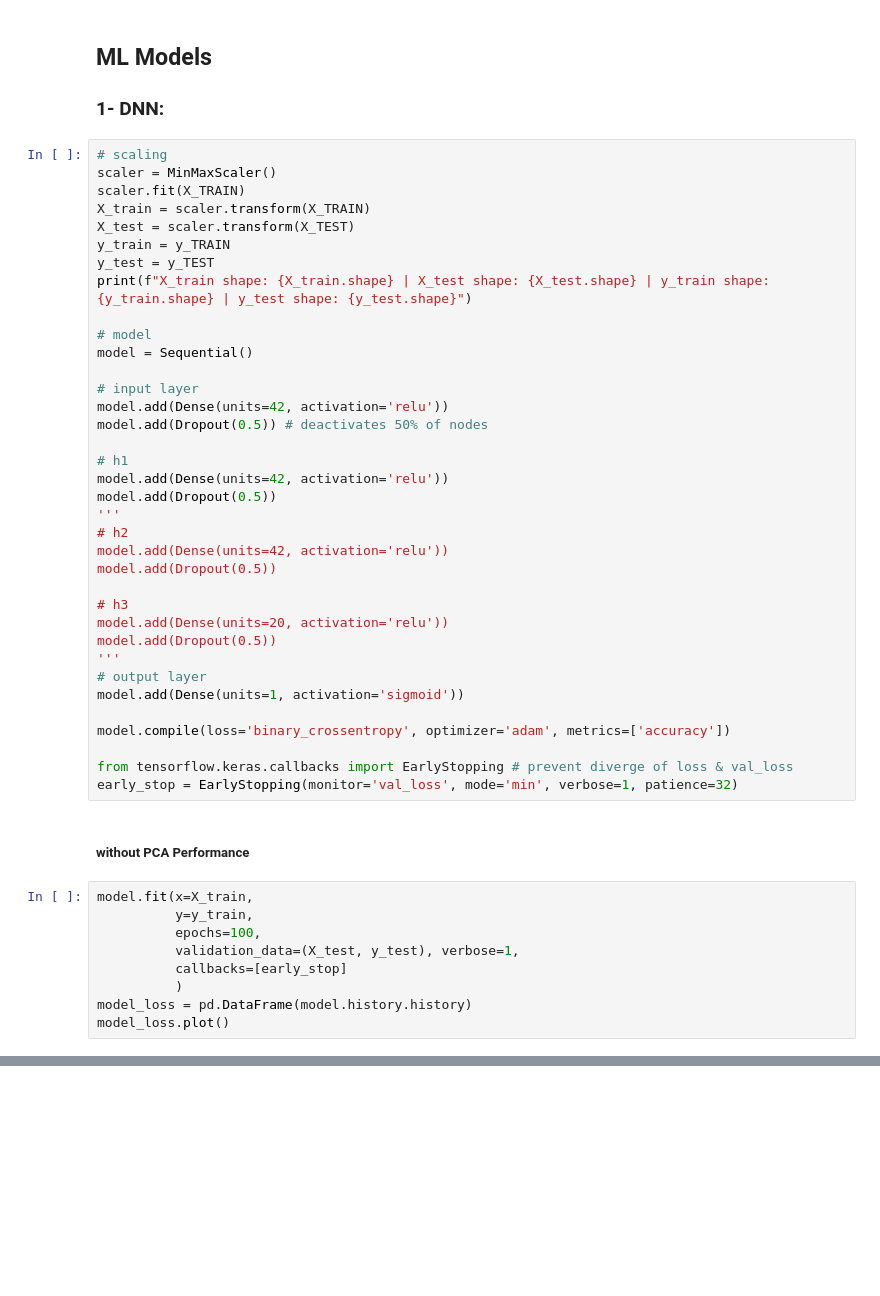
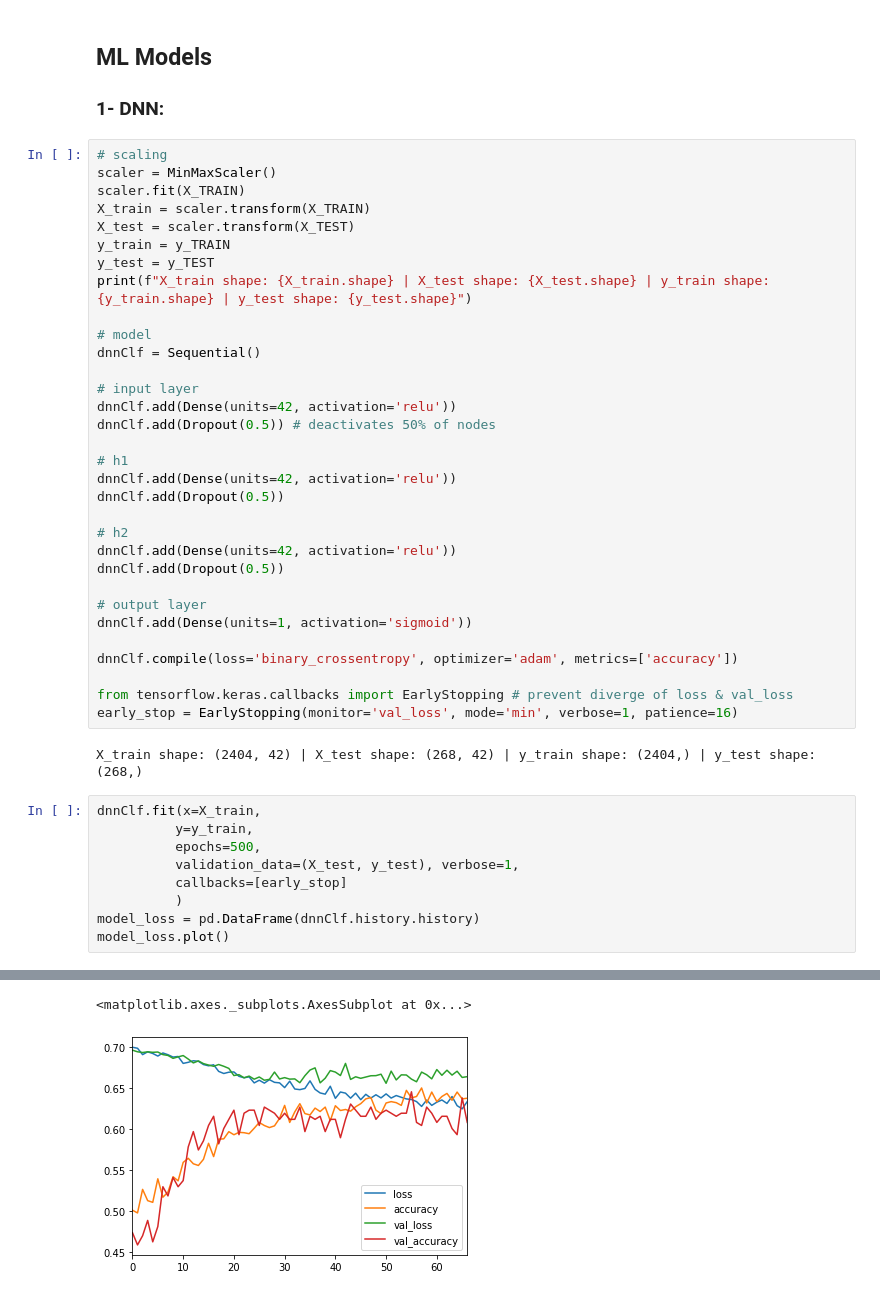
Before and after one commit to rezan21/UFC-Prediction, a Jupyter notebook: Ensemble.ipynb, the cells around one changed output, grey strips where cells are left out. Saved outputs shown, nothing was run; the diff lists cells and outputs as text; blank space fills up the shorter version.

```diff
--- a/Ensemble.ipynb
+++ b/Ensemble.ipynb
@@ -50,39 +53,36 @@ y_test = y_TEST
 print(f"X_train shape: {X_train.shape} | X_test shape: {X_test.shape} | y_train shape: {y_train.shape} | y_test shape: {y_test.shape}")
 
 # model
-model = Sequential()
+dnnClf = Sequential()
 
 # input layer
-model.add(Dense(units=42, activation='relu'))
-model.add(Dropout(0.5)) # deactivates 50% of nodes
+dnnClf.add(Dense(units=42, activation='relu'))
+dnnClf.add(Dropout(0.5)) # deactivates 50% of nodes
 
 # h1
-model.add(Dense(units=42, activation='relu'))
-model.add(Dropout(0.5))
-'''
+dnnClf.add(Dense(units=42, activation='relu'))
+dnnClf.add(Dropout(0.5))
+
 # h2
-model.add(Dense(units=42, activation='relu'))
-model.add(Dropout(0.5))
+dnnClf.add(Dense(units=42, activation='relu'))
+dnnClf.add(Dropout(0.5))
 
-# h3
-model.add(Dense(units=20, activation='relu'))
-model.add(Dropout(0.5))
-'''
 # output layer
-model.add(Dense(units=1, activation='sigmoid'))
+dnnClf.add(Dense(units=1, activation='sigmoid'))
 
-model.compile(loss='binary_crossentropy', optimizer='adam', metrics=['accuracy'])
+dnnClf.compile(loss='binary_crossentropy', optimizer='adam', metrics=['accuracy'])
 
 from tensorflow.keras.callbacks import EarlyStopping # prevent diverge of loss & val_loss
-early_stop = EarlyStopping(monitor='val_loss', mode='min', verbose=1, patience=32)
+early_stop = EarlyStopping(monitor='val_loss', mode='min', verbose=1, patience=16)
+# %% [output]
+X_train shape: (2404, 42) | X_test shape: (268, 42) | y_train shape: (2404,) | y_test shape: (268,)
-# %% [markdown]
-##### without PCA Performance
 # %%
-model.fit(x=X_train,
+dnnClf.fit(x=X_train,
           y=y_train,
-          epochs=100,
+          epochs=500,
           validation_data=(X_test, y_test), verbose=1,
           callbacks=[early_stop]
           )
-model_loss = pd.DataFrame(model.history.history)
+model_loss = pd.DataFrame(dnnClf.history.history)
 model_loss.plot()
+# %% [output]
@@ -88,0 +106,2 @@ model_loss.plot()
+<matplotlib.axes._subplots.AxesSubplot at 0x...>
+[figure, added]
```
Also changed, not shown: parts of 14 cells of this notebook.
